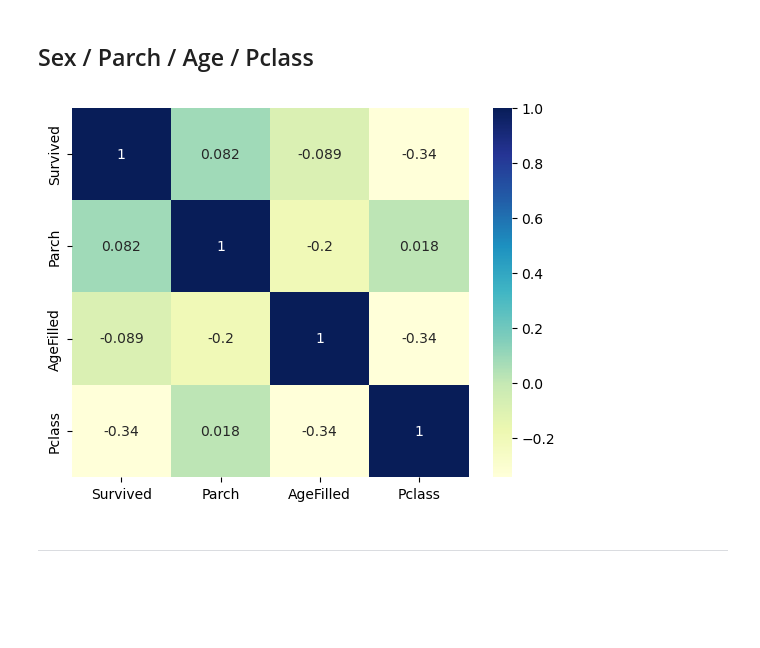
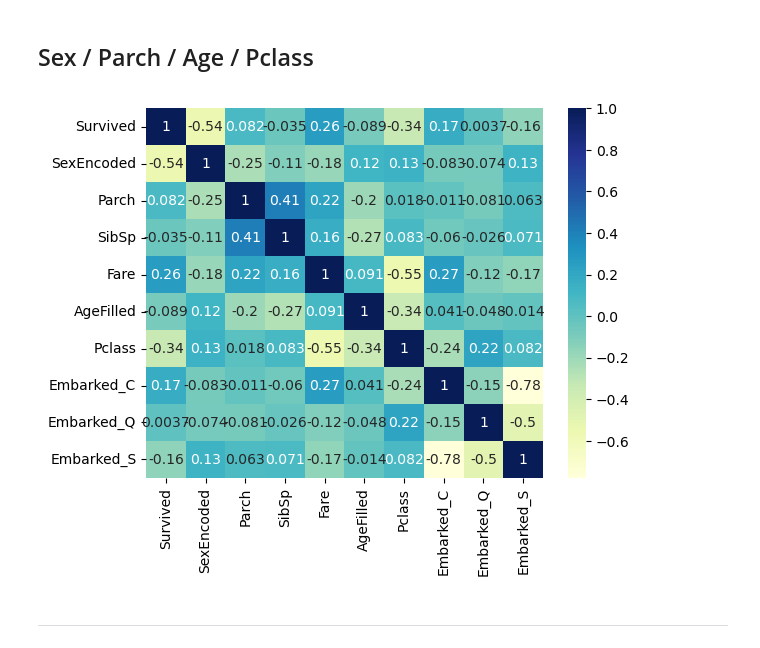
Before and after one commit to davidedigrande/titanic-dataset-eda, a Jupyter notebook: notebook.ipynb, the cells around one changed output. Drawn from its saved outputs; the diff is of its cells as text; code cells hidden in the pictures; blank space fills up the shorter version.

Commit message:
heatmap update

```diff
--- a/notebook.ipynb
+++ b/notebook.ipynb
@@ -778,15 +778,21 @@ sns.violinplot(df, y="Age", x="Pclass", split=True, hue="Survived", inner=None,
 ---
 # %% [markdown]
 ## Sex / Parch / Age / Pclass
+# %%
+df['SexEncoded'] = df['Sex'].apply(lambda x: 1 if x == 'male' else 0)
+# %%
+df['Embarked_C'] =  df['Embarked'].apply(lambda x: 1 if x == 'C' else 0)
+df['Embarked_Q'] =  df['Embarked'].apply(lambda x: 1 if x == 'Q' else 0)
+df['Embarked_S'] =  df['Embarked'].apply(lambda x: 1 if x == 'S' else 0)
 # %%
-heatmap_df = df[['Survived','Sex','Parch', 'AgeFilled', 'Pclass']]
+heatmap_df = df[['Survived','SexEncoded','Parch','SibSp','Fare', 'AgeFilled', 'Pclass','Embarked_C','Embarked_Q','Embarked_S' ]]
 
 # Plotting correlation heatmap
 dataplot = sns.heatmap(heatmap_df.corr(numeric_only=True), cmap="YlGnBu", annot=True)
 
 # Displaying heatmap
 plt.show()
 # %% [output]
-[figure, old version]
+[figure, new version]
 # %% [markdown]
 ---
```
